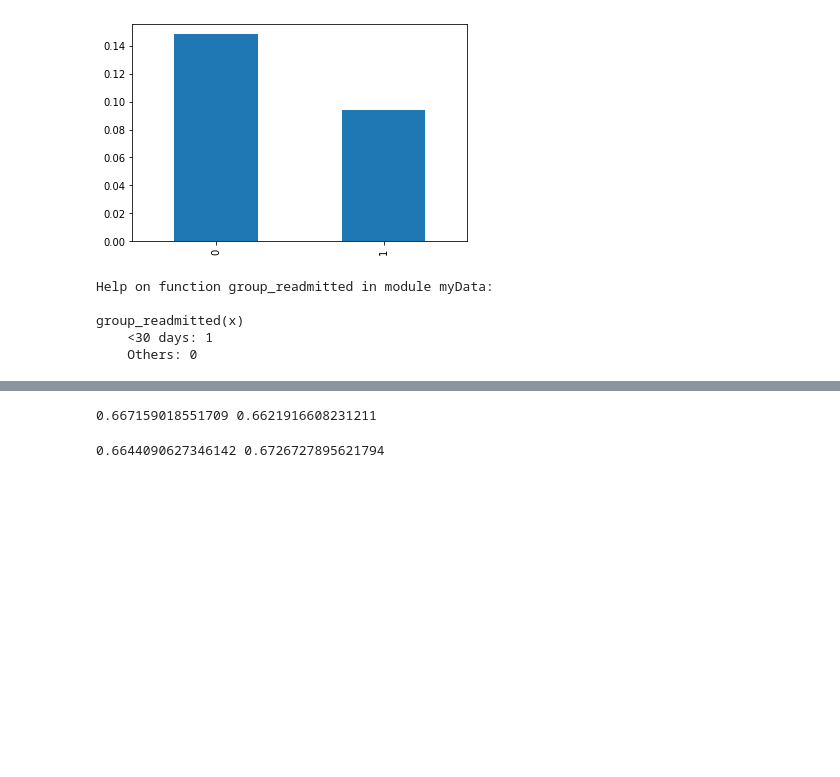
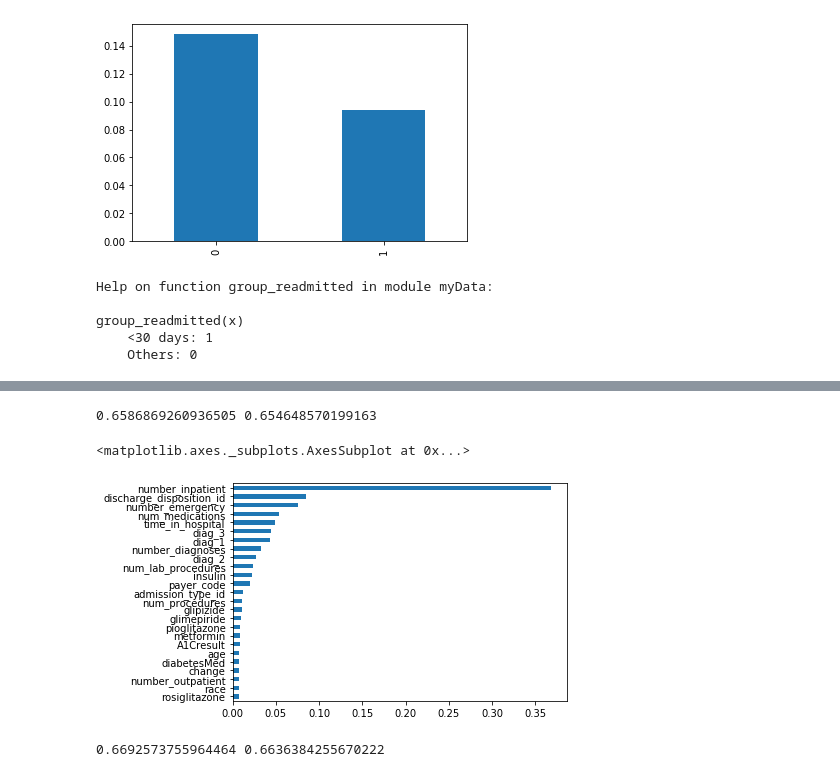
Before and after one commit to capstone-hospital-readmission/hospital-readmissions, a Jupyter notebook: hospital_readmissions.ipynb, the cells around one changed output, grey strips where cells are left out. Saved outputs shown, nothing was run; the diff lists cells and outputs as text; code cells hidden in the pictures; blank space fills up the shorter version.

Commit message:
add logistic model

```diff
--- a/hospital_readmissions.ipynb
+++ b/hospital_readmissions.ipynb
@@ -138,10 +169,10 @@ print(X_train.shape, X_train_lr.shape, X_test.shape)
 # %%
 # Random Forest,  and + Logistic Regression
 
-n_estimator = 30
-rf = RandomForestClassifier(max_depth=3, n_estimators=n_estimator, random_state=42)
+n_estimator = 15
+rf = RandomForestClassifier(max_depth=5, n_estimators=n_estimator, random_state=42)
 rf_enc = OneHotEncoder(categories='auto')
-rf_lm = LogisticRegression(solver='saga', max_iter=1000, C=0.01, random_state=42)
+rf_lm = LogisticRegression(solver='saga', max_iter=1000, C=0.001, random_state=42)
 rf.fit(X_train, y_train)
 rf_enc.fit(rf.apply(X_train))
 rf_lm.fit(rf_enc.transform(rf.apply(X_train_lr)), y_train_lr)
@@ -156,11 +187,16 @@ auc_rf_lm = auc(fpr_rf_lm, tpr_rf_lm)
 
 print(auc_rf, auc_rf_lm)
 # %% [output]
-0.667159018551709 0.6621916608231211
+0.6586869260936505 0.654648570199163
+# %%
+pd.Series(rf.feature_importances_, index=X_train.columns).sort_values()[-25:].plot(kind='barh')
+# %% [output]
+<matplotlib.axes._subplots.AxesSubplot at 0x...>
+[figure, added]
 # %%
 # Gradient Boosting, and + Logistic Regression
 
-n_estimator = 700
+n_estimator = 100
 grd = GradientBoostingClassifier(n_estimators=n_estimator,random_state=42)
 grd_enc = OneHotEncoder(categories='auto')
 grd_lm = LogisticRegression(solver='saga', max_iter=1000, C=0.001, random_state=42)
@@ -178,4 +214,4 @@ fpr_grd, tpr_grd, _ = roc_curve(y_test, y_pred_grd)
 auc_grd = auc(fpr_grd, tpr_grd)
 print(auc_grd, auc_grd_lm)
 # %% [output]
-0.6644090627346142 0.6726727895621794
+0.6692573755964464 0.6636384255670222
```
Also changed, not shown: parts of 22 cells of this notebook.
